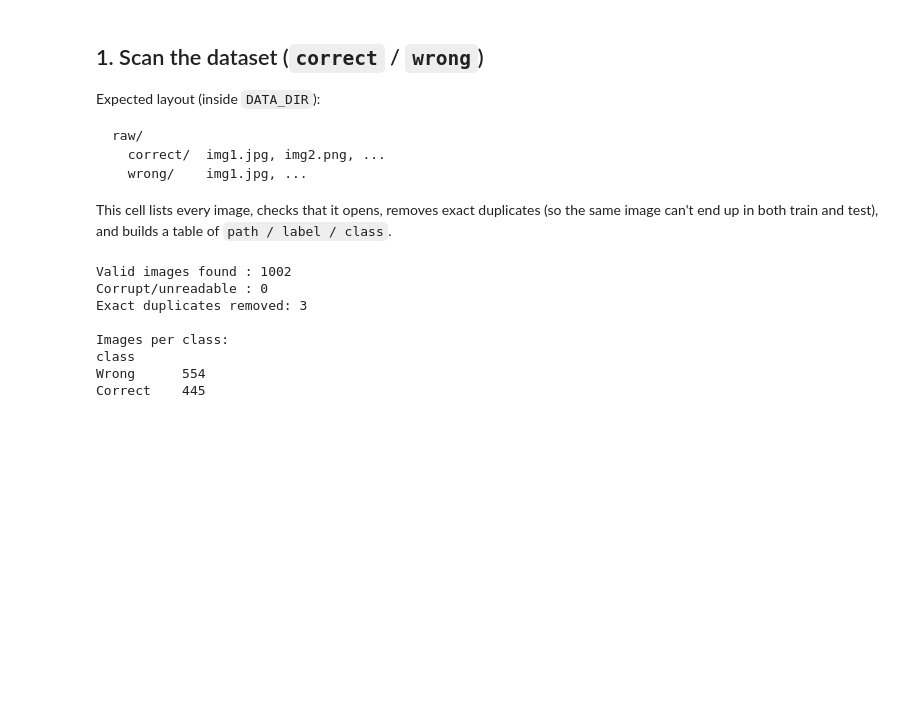
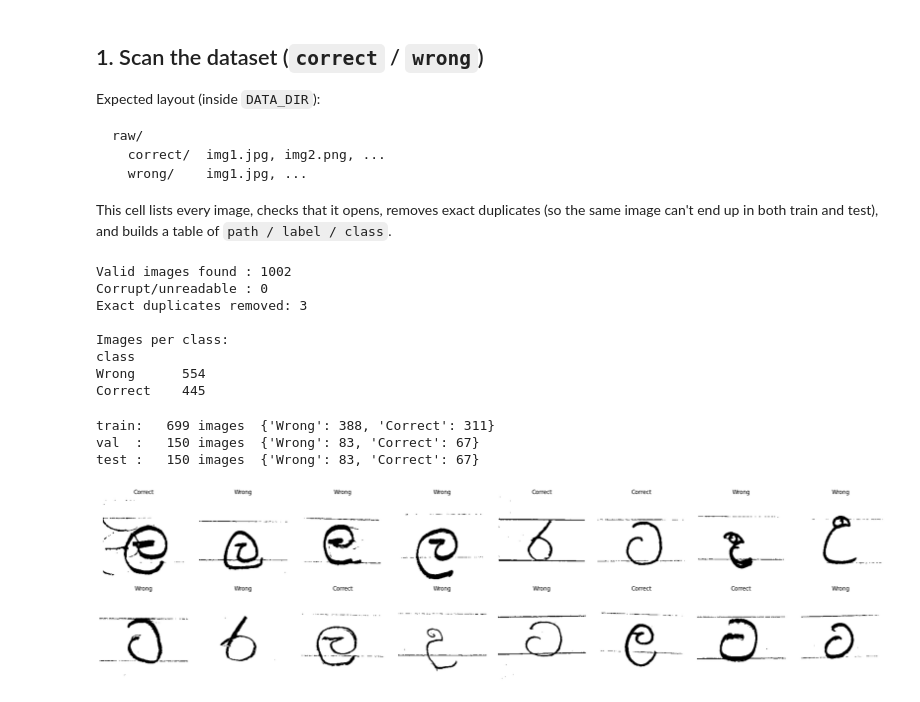
Before and after one commit to Janith303/Sinhala-and-Maths-Model-training-, a Jupyter notebook: notebooks/ResNet50.ipynb, the cells around one changed output. Drawn from its saved outputs; the diff is of its cells as text; code cells hidden in the pictures; blank space fills up the shorter version.

Commit message:
dataset Visual check

```diff
--- a/notebooks/ResNet50.ipynb
+++ b/notebooks/ResNet50.ipynb
@@ -197,3 +197,19 @@ Images per class:
 class
 Wrong      554
 Correct    445
+# %%
+from sklearn.model_selection import train_test_split
+
+train_df, temp_df = train_test_split(
+    df, test_size=0.30, stratify=df["label"], random_state=SEED)
+val_df, test_df = train_test_split(
+    temp_df, test_size=0.50, stratify=temp_df["label"], random_state=SEED)
+
+for name, part in [("train", train_df), ("val", val_df), ("test", test_df)]:
+    part.to_csv(SPLITS_DIR / f"{name}.csv", index=False)
+    counts = part["class"].value_counts().to_dict()
+    print(f"{name:<5}: {len(part):>5} images  {counts}")
+# %% [output]
+train:   699 images  {'Wrong': 388, 'Correct': 311}
+val  :   150 images  {'Wrong': 83, 'Correct': 67}
+test :   150 images  {'Wrong': 83, 'Correct': 67}
@@ -199,0 +265,17 @@ Correct    445
+# %%
+def show_samples(df_part, n=16):
+    n = min(n, len(df_part))
+    sample = df_part.sample(n, random_state=SEED)
+    cols = max(n // 2, 1)
+    fig, axes = plt.subplots(2, cols, figsize=(3 * cols, 6))
+    for ax, (_, r) in zip(np.ravel(axes), sample.iterrows()):
+        bw = load_and_binarize(r["path"]).numpy().squeeze()
+        ax.imshow(bw, cmap="gray", vmin=0, vmax=255)
+        ax.set_title(r["class"])
+        ax.axis("off")
+    plt.tight_layout()
+    plt.show()
+
+show_samples(train_df)
+# %% [output]
+[figure, added]
```
Also changed, not shown: parts of 1 cell of this notebook.
